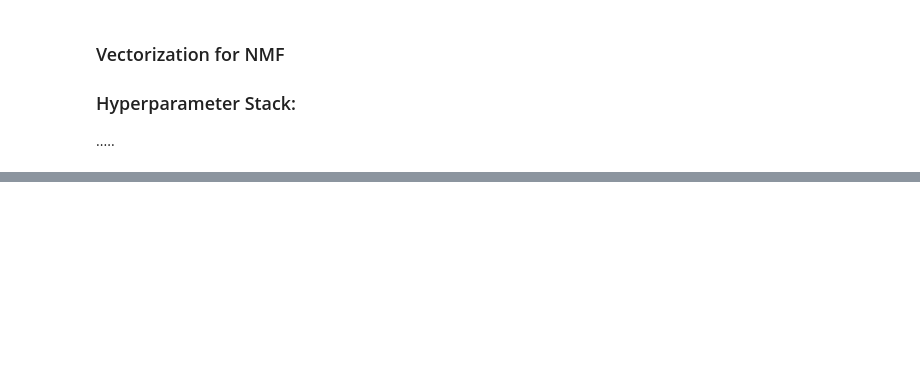
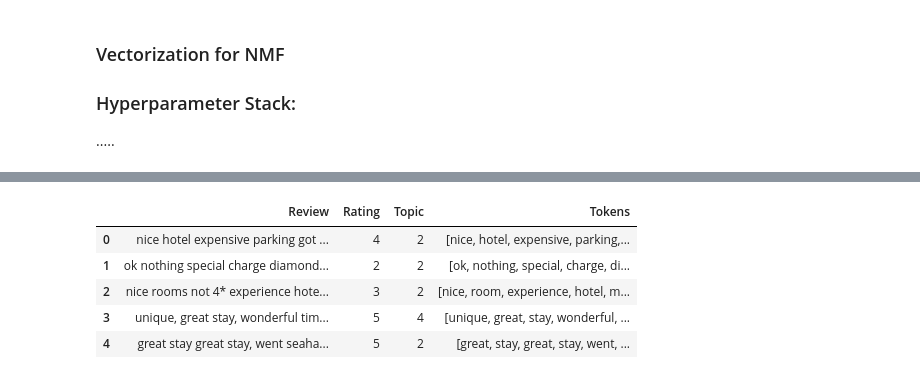
Before and after one commit to Hunteracademic/Unsupervised_assignment_1, a Jupyter notebook: FinalProject_Group04_AlexKravtsov_DanielCastiblanco_HunterWard.ipynb, the cells around one changed output, grey strips where cells are left out. Drawn from its saved outputs; the diff is of its cells as text; code cells hidden in the pictures; blank space fills up the shorter version.

```diff
--- a/FinalProject_Group04_AlexKravtsov_DanielCastiblanco_HunterWard.ipynb
+++ b/FinalProject_Group04_AlexKravtsov_DanielCastiblanco_HunterWard.ipynb
@@ -112,7 +113,7 @@ df['Tokens'][0]
 ### Removing Stop Words
 # %%
 list_stop_words = nltk.corpus.stopwords.words("English")
-df['Tokens'] = df['Tokens'].apply(lambda tokens: [token for token in tokens if token not in list_stop_words])
+reviews_en['Tokens'] = reviews_en['Tokens'].apply(lambda tokens: [token for token in tokens if token not in list_stop_words])
 # %% [markdown]
 ### Lemmatization
 # %%
@@ -180,11 +301,11 @@ print(dtm_cv[0])
 # %%
-tfidf = TfidfVectorizer(
+tfidf_vectorizer = TfidfVectorizer(
     max_df=0.95,
     min_df=2,
-    max_features=number_features
-)
+    max_features=2000
+    )
 
-dtm_tfidf = tfidf.fit_transform(df['clean_text'])  # sparse matrix (n_docs x n_words)
+dtm_tfidf = tfidf_vectorizer.fit_transform(nmf_data['clean_text'])
 # %%
 print(dtm_tfidf[0])
 # %% [output]
@@ -207,0 +329,16 @@ print(dtm_tfidf[0])
+# %%
+# Initialize the NMF model
+nmf_model = NMF(n_components=5, random_state=42, init='nndsvd')
+
+# Fit the model to your Count Vectorized data
+nmf_model.fit(dtm_tfidf)
+
+# Get the vocabulary names
+nmf_feature_names = tfidf_vectorizer.get_feature_names_out()
+
+# Display the Top 10 words for each NMF topic
+for index, topic in enumerate(nmf_model.components_):
+    print(f'THE TOP 10 WORDS FOR NMF TOPIC #{index}')
+    top_word_indices = topic.argsort()[-10:]
+    print([nmf_feature_names[i] for i in top_word_indices])
+    print('\n')
@@ -207,0 +364,20 @@ print(dtm_tfidf[0])
+# %%
+# Transform the numerical matrix to get topic weights
+# This shows how much each document belongs to each of the 5 topics
+nmf_topic_results = nmf_model.transform(dtm_tfidf)
+
+# Assign the winning topic index to the dataframe
+nmf_data['Topic'] = nmf_topic_results.argmax(axis=1)
+
+# Reorder columns and fix the naming to match your notebook's case-sensitivity
+nmf_data = nmf_data[['Review', 'Rating', 'Topic', 'Tokens']]
+
+# Preview results
+nmf_data.head()
+# %% [output]
+|  | Review | Rating | Topic | Tokens |
+| 0 | nice hotel expensive parking got ... | 4 | 2 | [nice, hotel, expensive, parking,... |
+| 1 | ok nothing special charge diamond... | 2 | 2 | [ok, nothing, special, charge, di... |
+| 2 | nice rooms not 4* experience hote... | 3 | 2 | [nice, room, experience, hotel, m... |
+| 3 | unique, great stay, wonderful tim... | 5 | 4 | [unique, great, stay, wonderful, ... |
+| 4 | great stay great stay, went seaha... | 5 | 2 | [great, stay, great, stay, went, ... |
```
Also changed, not shown: parts of 18 cells of this notebook.
